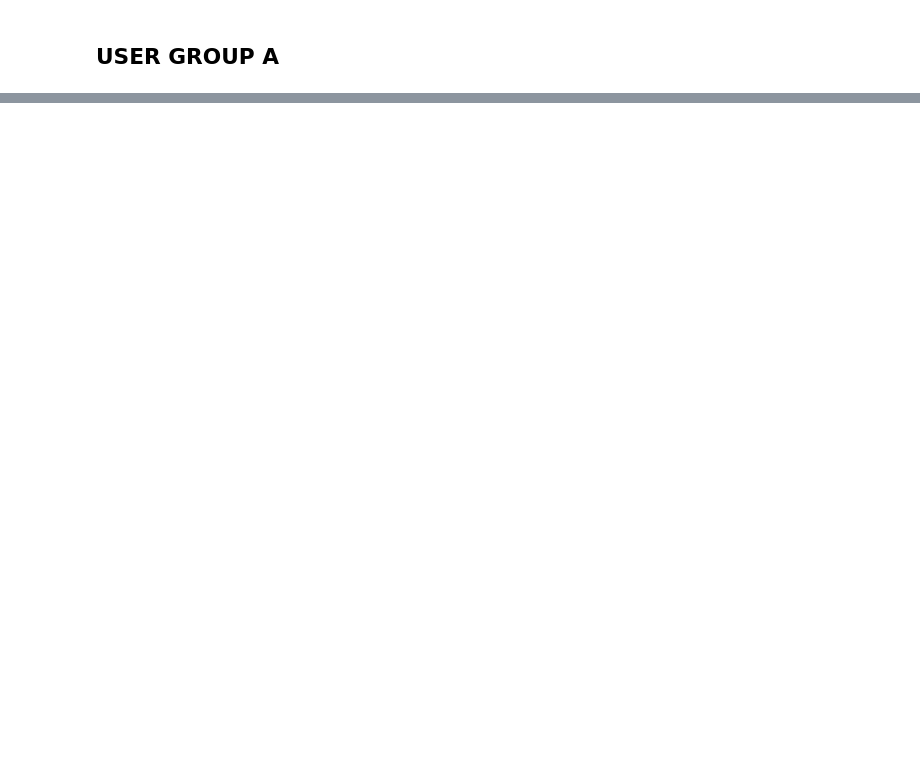
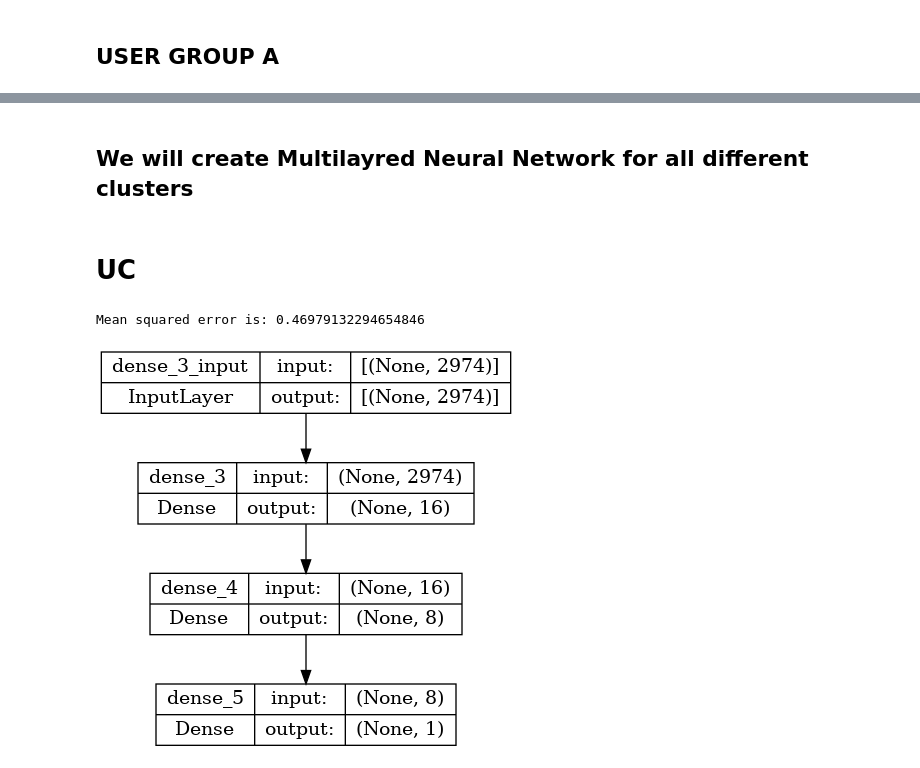
Before and after one commit to Panoskontos/Movie_reccomendation, a Jupyter notebook: main.ipynb, the cells around one changed output, grey strips where cells are left out. Cells and saved outputs as stored; diff of their text form; code cells hidden in the pictures; blank space fills up the shorter version.

```diff
--- a/main.ipynb
+++ b/main.ipynb
@@ -397,0 +445,31 @@ plot_model(model, to_file='model_plot.png', show_shapes=True, show_layer_names=T
+# %% [markdown]
+</br>
+
+</br>
+
+## We will create Multilayred Neural Network for all different clusters
+
+</br>
+
+</br>
+# %% [markdown]
+# UC
+# %%
+UC_X_train, UC_X_test, y_train, y_test = train_test_split(UC.iloc[:, :-1], UC.iloc[:, -1], test_size=0.2)
+
+model = tf.keras.Sequential([
+    tf.keras.layers.Dense(16, input_dim=X_train.shape[1], activation='relu'),
+    tf.keras.layers.Dense(8, activation='relu'),
+    tf.keras.layers.Dense(1, activation='linear')
+])
+model.compile(loss='mean_squared_error', optimizer='adam')
+model.fit(X_train, y_train, epochs=100, batch_size=16, verbose=0)
+
+# Evaluate the model
+loss = model.evaluate(X_test, y_test, verbose=0)
+print('Mean squared error is for 3d cluster:', loss)
+
+plot_model(model, show_shapes=True, show_layer_names=True)
+# %% [output]
+Mean squared error is: 0.46979132294654846
+[figure, added]
```
Also changed, not shown: parts of 22 cells of this notebook, 1 other file.
